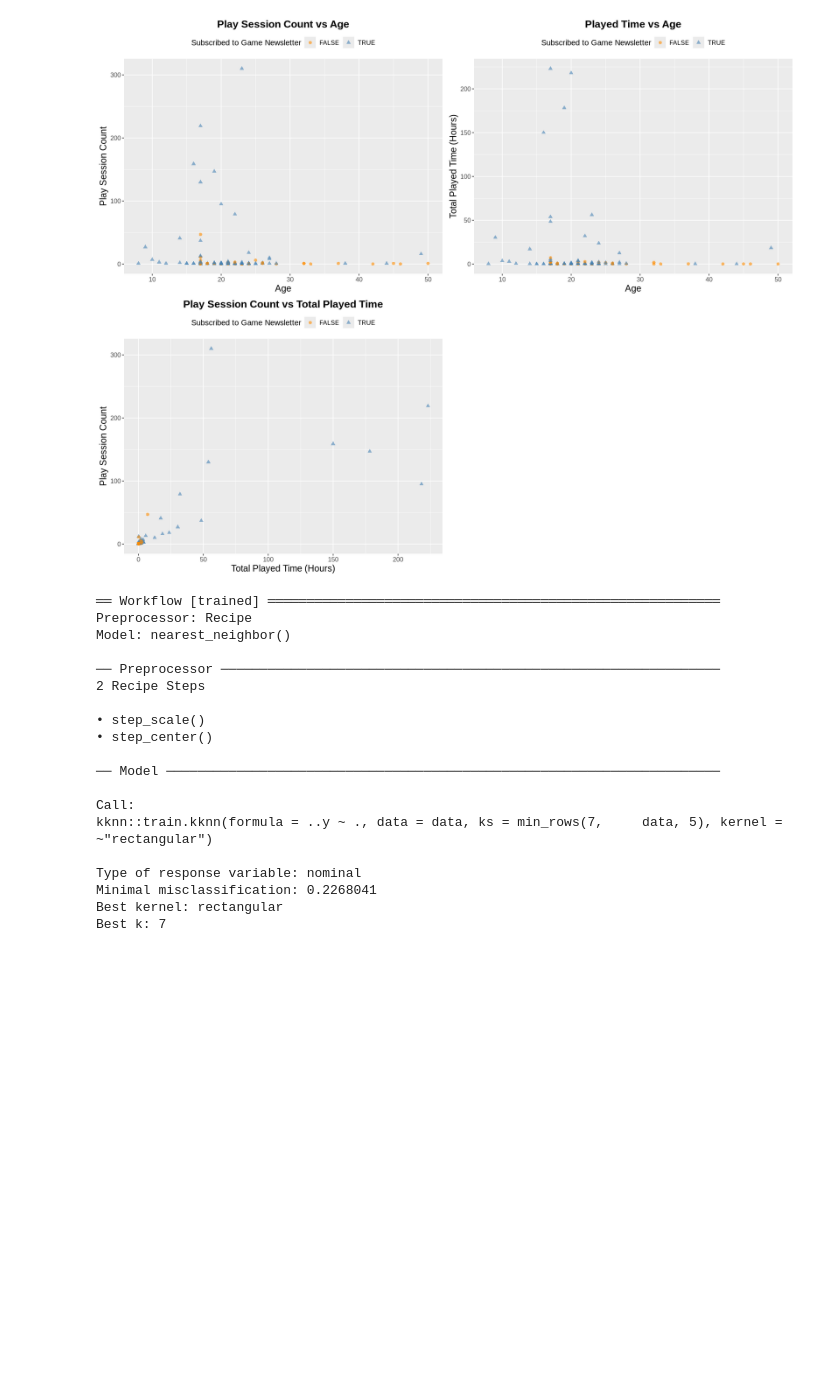
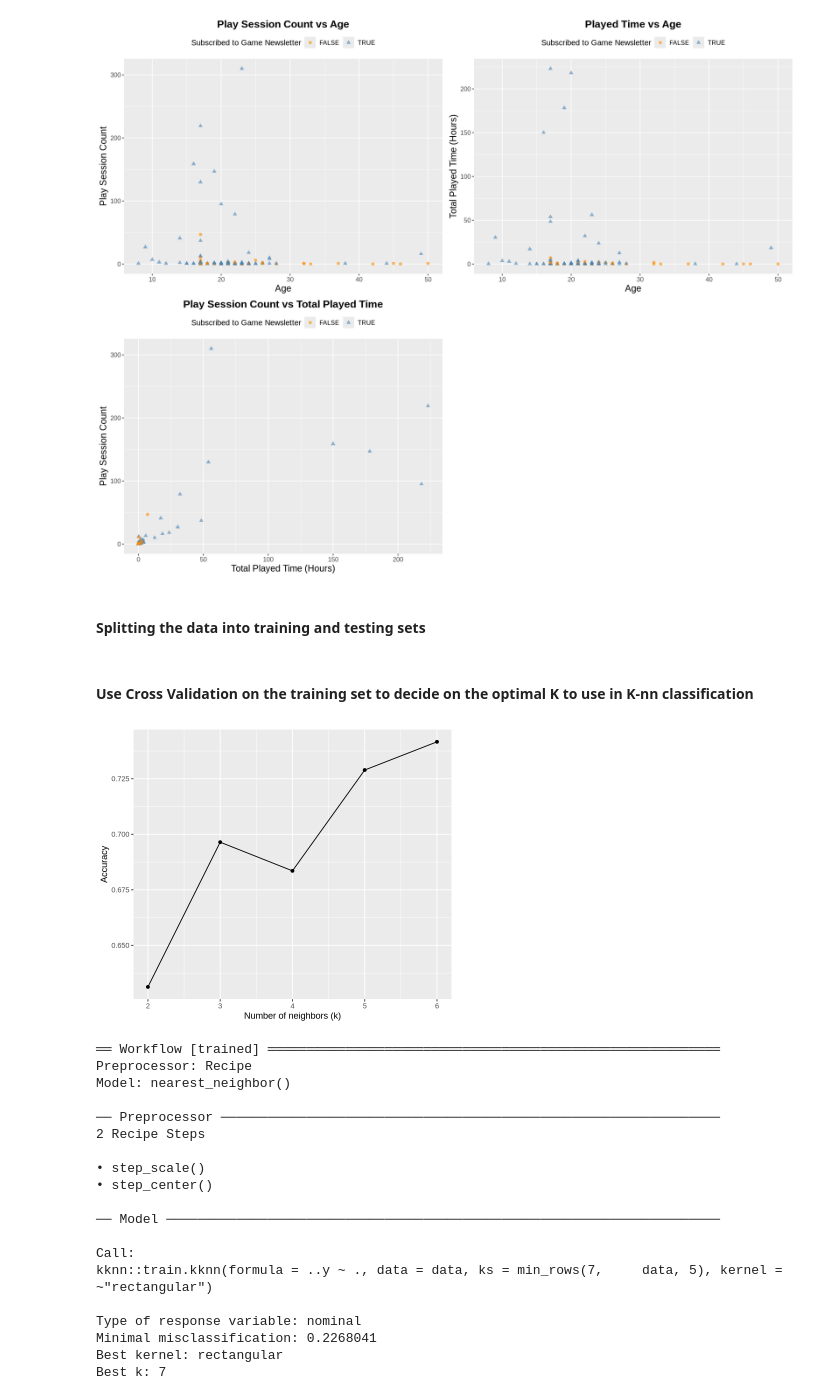
Before and after one commit to jane-wang-42/dsci100-project-group10, a Jupyter notebook: dsci100-project-group10.ipynb, the cells around one changed output. Saved outputs shown, nothing was run; the diff lists cells and outputs as text; code cells hidden in the pictures; blank space fills up the shorter version.

Commit message:
added cross validation plot

```diff
--- a/dsci100-project-group10.ipynb
+++ b/dsci100-project-group10.ipynb
@@ -182,4 +181,46 @@ scatterplot_panel <- plot_grid(plot1, plot2, plot3, ncol = 2)
 scatterplot_panel
 # %% [output]
 [figure]
+# %% [markdown]
+#### Splitting the data into training and testing sets
+# %%
+split <- initial_split(players_tidy, prop = 0.8)
+training <- training(split)
+testing <- testing(split)
+# %% [markdown]
+#### Use Cross Validation on the training set to decide on the optimal K to use in K-nn classification
+# %%
+set.seed(1234)
+options(repr.plot.height = 5, repr.plot.width = 6)
+
+knn_recipe <- recipe(subscribe ~ ., data = training)
+
+knn_spec <- nearest_neighbor(weight = "rectangular", neighbors = tune()) |>
+    set_engine("kknn") |>
+    set_mode("classification")
+
+c_vfold <- vfold_cv(training, v=5, strata = subscribe)
+
+knn_grid <- tibble(neighbors = seq(from=2, to=6, by=1))
+
+knn_results <- workflow() |>
+    add_recipe(knn_recipe) |>
+    add_model(knn_spec) |>
+    tune_grid(resample = c_vfold, grid = knn_grid) |>
+    collect_metrics()
+
+accuracies <- knn_results |>
+    filter(.metric == "accuracy") |>
+    mutate(neighbors = as.numeric(neighbors), mean = as.numeric(mean)) |>
+    drop_na()
+
+cross_val_plot <- ggplot(accuracies, aes(x=neighbors, y=mean)) +
+    geom_point() +
+    geom_line() +
+    labs(x = "Number of neighbors (k)",
+         y = "Accuracy")
+
+cross_val_plot
+# %% [output]
+[figure, added]
 # %%
```
Also changed, not shown: parts of 2 cells of this notebook.
